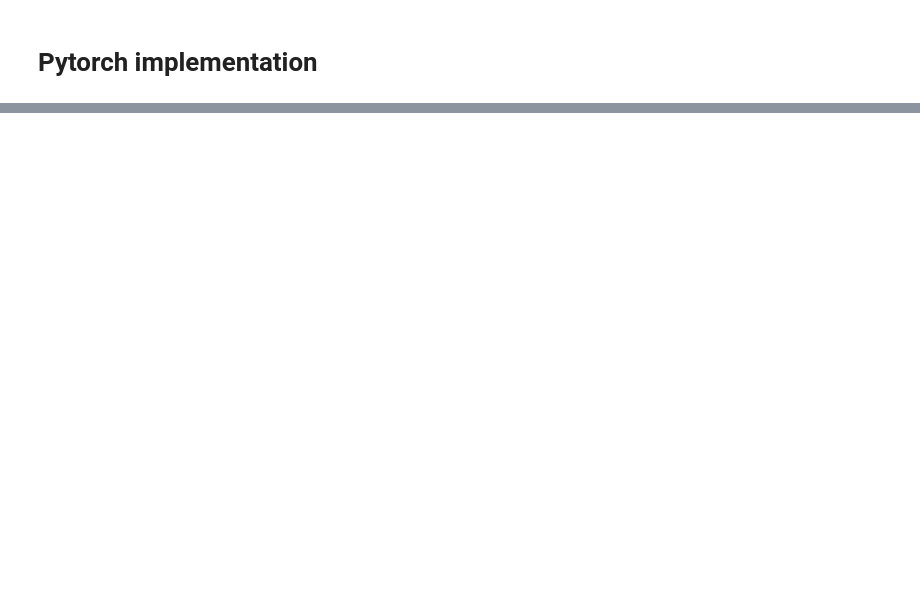
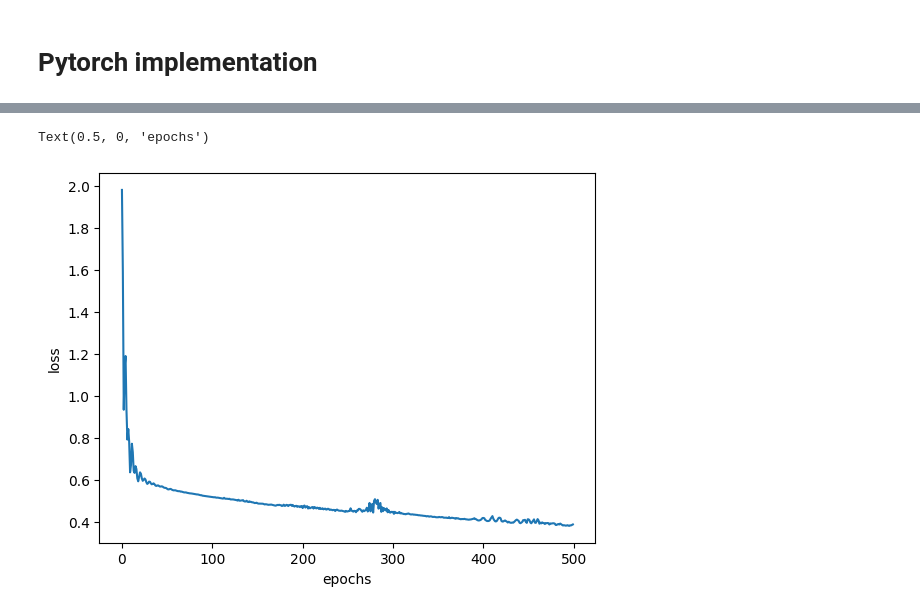
Before and after one commit to Immortal-Pi/Pytorch_learn, a Jupyter notebook: basics/ANN.ipynb, the cells around one changed output, grey strips where cells are left out. Saved outputs shown, nothing was run; the diff lists cells and outputs as text; code cells hidden in the pictures; blank space fills up the shorter version.

```diff
--- a/basics/ANN.ipynb
+++ b/basics/ANN.ipynb
@@ -54,0 +61,20 @@ import torch.nn.functional as f
+# %%
+# creating model with pytorch
+class ANN_Model(nn.Module):
+    def __init__(self,input_feature=8,hidden1=20,hidden2=20,out_features=2):
+        super().__init__()
+        # network design
+        self.f_connected1= nn.Linear(input_feature,hidden1)
+        self.f_connected2=nn.Linear(hidden1,hidden2)
+        self.out=nn.Linear(hidden2,out_features)
+
+    def forward(self,x):
+        x=f.relu(self.f_connected1(x))
+        x=f.relu(self.f_connected2(x))
+        x=self.out(x)
+        return x
+# %%
+## instantiate ANN model
+torch.manual_seed(200)
+model=ANN_Model()
+model.parameters
@@ -54,0 +91,16 @@ import torch.nn.functional as f
+# %%
+loss_function=nn.CrossEntropyLoss()
+optimizer=torch.optim.Adam(model.parameters(),lr=0.01)
+# %%
+epochs=500
+final_losses=[]
+for i in range(epochs):
+    y_pred=model.forward(xtrain)
+    loss=loss_function(y_pred,ytrain)
+    final_losses.append(loss.item())
+    if i%10==1:
+        print(f"Epoch number is {i} and the loss is {loss.item()}")
+    # reduce the loss
+    optimizer.zero_grad()
+    loss.backward()
+    optimizer.step()
@@ -54,0 +125,9 @@ import torch.nn.functional as f
+# %%
+# plotting the loss function
+import matplotlib.pyplot as plt
+plt.plot(range(epochs),final_losses)
+plt.ylabel('loss')
+plt.xlabel('epochs')
+# %% [output]
+Text(0.5, 0, 'epochs')
+[figure, added]
```
Also changed, not shown: parts of 13 cells of this notebook, 6 other files.
